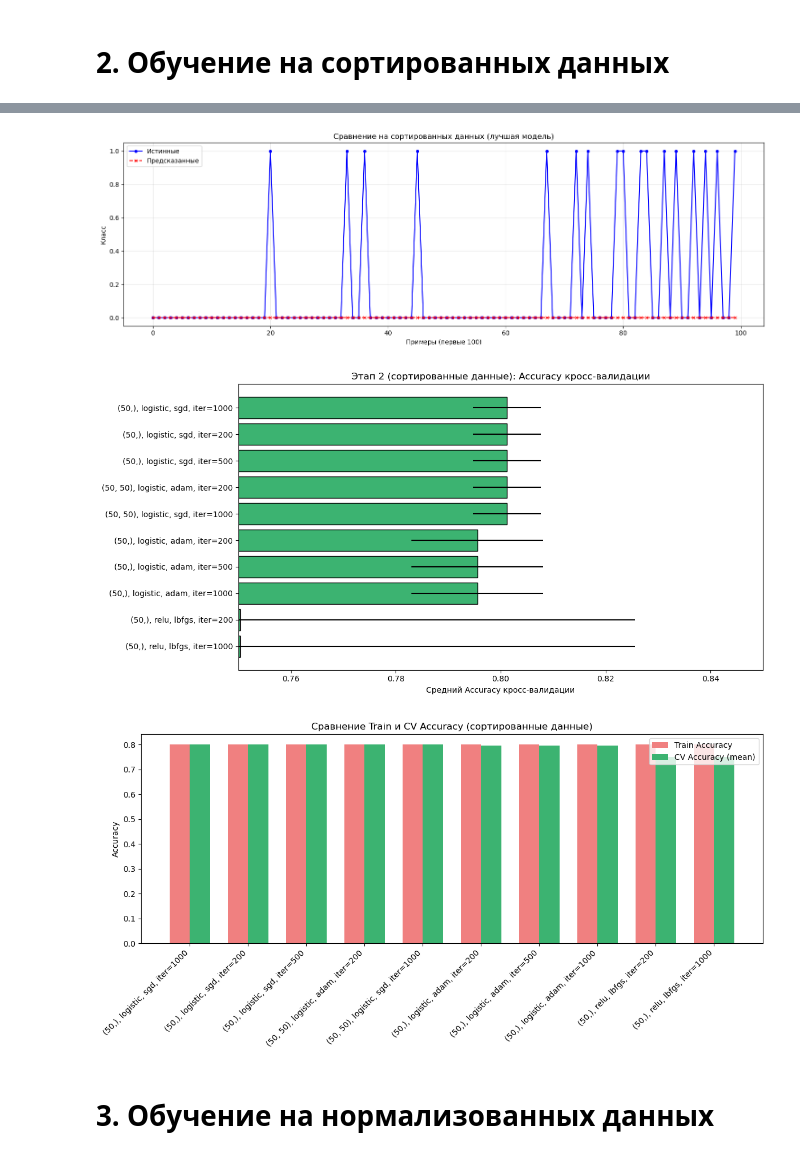
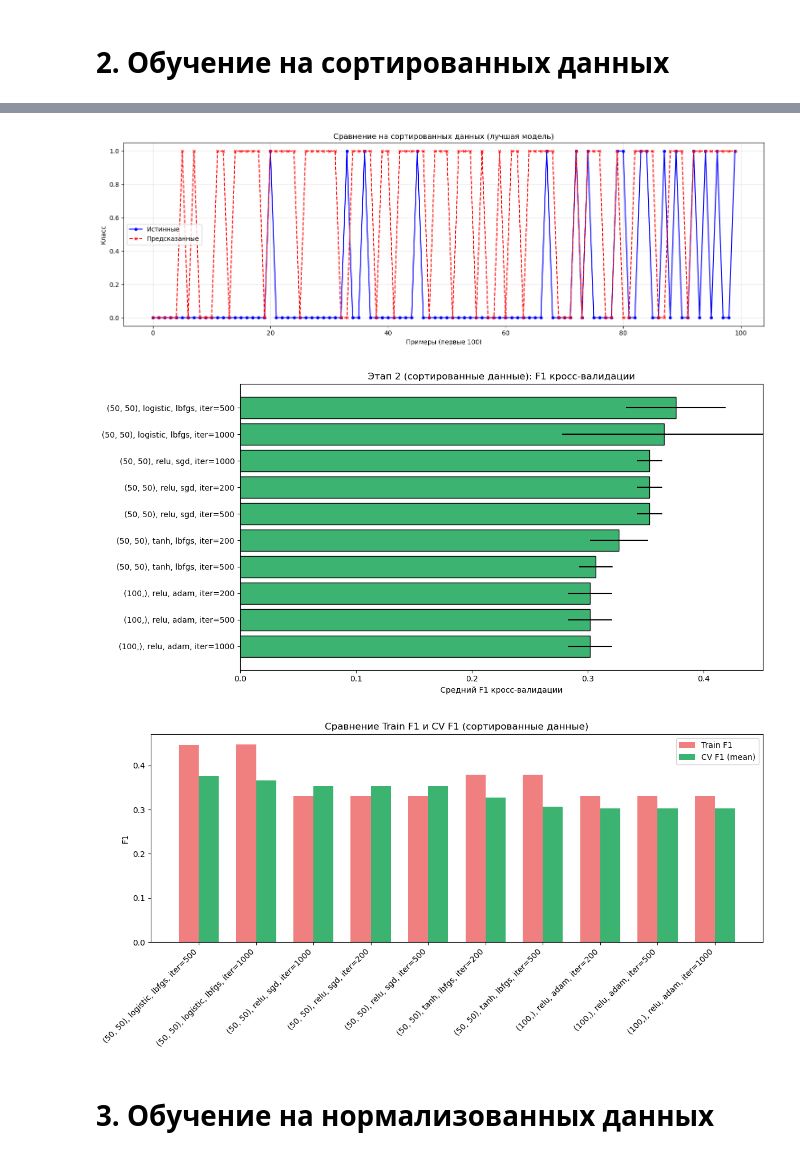
Before and after one commit to Dinmir331/MethodsAI_lab3, a Jupyter notebook: main.ipynb, the cells around one changed output, grey strips where cells are left out. Saved outputs shown, nothing was run; the diff lists cells and outputs as text; code cells hidden in the pictures.

```diff
--- a/main.ipynb
+++ b/main.ipynb
@@ -386,63 +555,60 @@ weighted avg       0.64      0.80      0.71       176
 # %%
+import os
 import matplotlib.pyplot as plt
-import os
 
 plot_dir = f'{DATA_DIR}\\plots'
 os.makedirs(plot_dir, exist_ok=True)
 
-# График сравнения для лучшей модели
-best_model = best['model']
-y_pred_plot = best_model.predict(X_sort)
-
+# График сравнения для лучшей модели (уже есть best_model и y_pred_plot)
 plt.figure(figsize=(15, 5))
 plt.plot(Y_sort.values[:100], 'bo-', label='Истинные', markersize=4)
 plt.plot(y_pred_plot[:100], 'rx--', label='Предсказанные', markersize=4)
 plt.xlabel('Примеры (первые 100)')
 plt.ylabel('Класс')
 plt.title('Сравнение на сортированных данных (лучшая модель)')
 plt.legend()
 plt.grid(True, alpha=0.3)
 plt.tight_layout()
 plt.savefig(f'{plot_dir}\\stage2_predictions.png', dpi=150)
 plt.show()
 
-# Топ-10 по сортированным данным
+# Топ-10 по сортированным данным (используем cv_f1_mean)
 res_sort_df = pd.DataFrame(results_sort)
-top_sort = res_sort_df.sort_values('cv_acc_mean', ascending=False).head(10).copy()
+top_sort = res_sort_df.sort_values('cv_f1_mean', ascending=False).head(10).copy()
 
 def make_label_sort(row):
     return f"{row['hidden_layers']}, {row['activation']}, {row['solver']}, iter={row['max_iter']}"
 
 top_sort['label'] = top_sort.apply(make_label_sort, axis=1)
 
-# 1) Гистограмма Accuracy кросс-валидации
+# 1) Гистограмма F1 кросс-валидации
 plt.figure(figsize=(12, 6))
-plt.barh(top_sort['label'], top_sort['cv_acc_mean'], xerr=top_sort['cv_acc_std'],
+plt.barh(top_sort['label'], top_sort['cv_f1_mean'], xerr=top_sort['cv_f1_std'],
          color='mediumseagreen', edgecolor='black')
-plt.xlabel('Средний Accuracy кросс-валидации')
-plt.title('Этап 2 (сортированные данные): Accuracy кросс-валидации')
-plt.xlim(0.75, 0.85)
+plt.xlabel('Средний F1 кросс-валидации')
+plt.title('Этап 2 (сортированные данные): F1 кросс-валидации')
+plt.xlim(0, max(top_sort['cv_f1_mean']) * 1.2)
 plt.gca().invert_yaxis()
 plt.tight_layout()
-plt.savefig(f'{plot_dir}\\stage2_cv_accuracy.png', dpi=150)
+plt.savefig(f'{plot_dir}\\stage2_cv_f1.png', dpi=150)
 plt.show()
 
-# 2) Сравнение train_accuracy и cv_acc_mean
+# 2) Сравнение train_f1 и cv_f1_mean
 plt.figure(figsize=(12, 6))
 x = range(len(top_sort))
 width = 0.35
-plt.bar([p - width/2 for p in x], top_sort['train_accuracy'], width, label='Train Accuracy', color='lightcoral')
-plt.bar([p + width/2 for p in x], top_sort['cv_acc_mean'], width, label='CV Accuracy (mean)', color='mediumseagreen')
+plt.bar([p - width/2 for p in x], top_sort['train_f1'], width, label='Train F1', color='lightcoral')
+plt.bar([p + width/2 for p in x], top_sort['cv_f1_mean'], width, label='CV F1 (mean)', color='mediumseagreen')
 plt.xticks(x, top_sort['label'], rotation=45, ha='right')
-plt.ylabel('Accuracy')
-plt.title('Сравнение Train и CV Accuracy (сортированные данные)')
+plt.ylabel('F1')
+plt.title('Сравнение Train F1 и CV F1 (сортированные данные)')
 plt.legend()
 plt.tight_layout()
-plt.savefig(f'{plot_dir}\\stage2_metrics_comparison.png', dpi=150)
+plt.savefig(f'{plot_dir}\\stage2_f1_comparison.png', dpi=150)
 plt.show()
 # %% [output]
-[figure, old version]
+[figure, new version]
-[figure, old version]
+[figure, new version]
-[figure, old version]
+[figure, new version]
 # %% [markdown]
 # 3. Обучение на нормализованных данных
```
Also changed, not shown: parts of 11 cells of this notebook, 12 other files.
